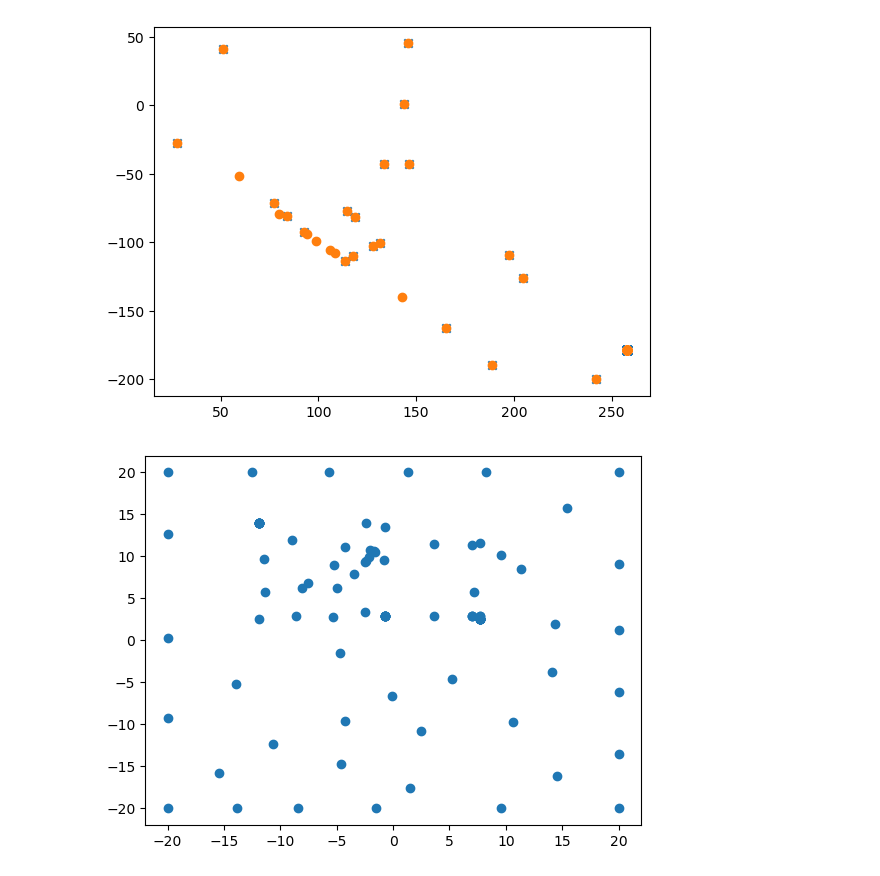
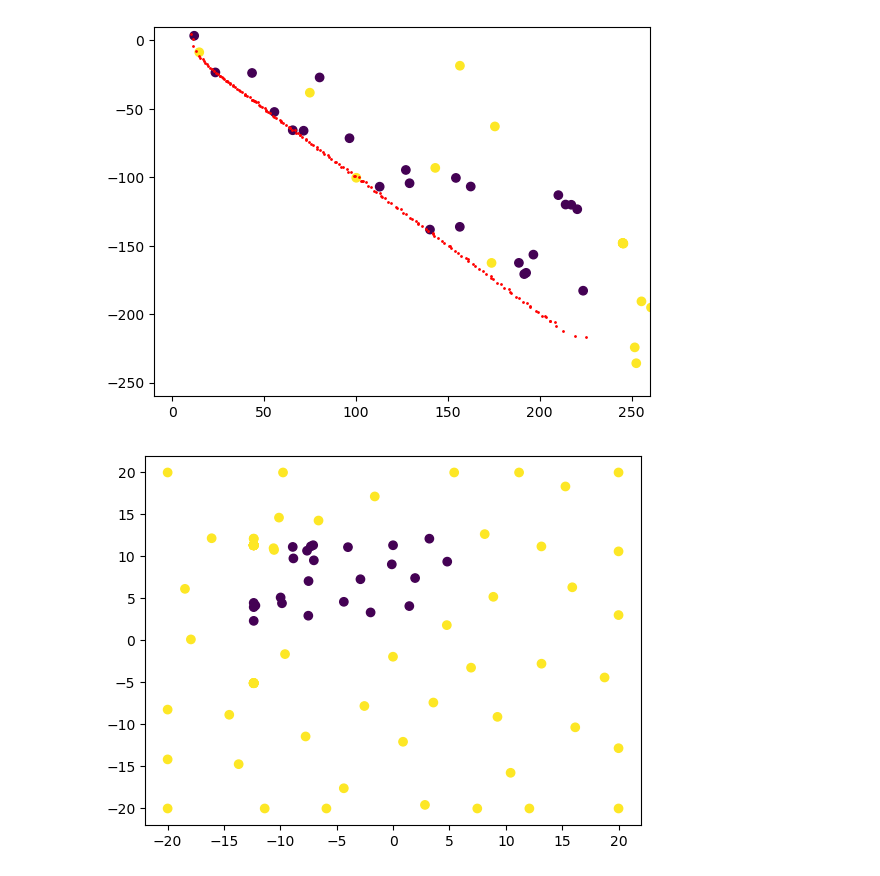
Before and after one commit to BenMoore310/MOOptimisers, a Jupyter notebook: testRunning.ipynb, the cells around one changed output. Cells and saved outputs as stored; diff of their text form; code cells hidden in the pictures.

```diff
--- a/testRunning.ipynb
+++ b/testRunning.ipynb
@@ -217,18 +201,42 @@ Evaluated points = 100
 # %%
 minmax = np.loadtxt('BOMinMaxObjectiveTargets.txt')
 max = np.loadtxt('BOObjectiveTargets.txt')
+mmObjv3 = np.loadtxt('BOMinMaxObjectiveTargets.txt')[:,2]
+mObjv3 = np.loadtxt('BOObjectiveTargets.txt')[:,2]
 
-plt.scatter(max[:,0], max[:,1], alpha = 1, marker='x')
-plt.scatter(minmax[:,0], minmax[:,1], alpha = 1)
+tsF = np.loadtxt('TSDDEOFeatures.txt')
+tsO = np.loadtxt('TSDDEOObjectiveTargets.txt')
+tsS = np.loadtxt('TSDDEOTargets.txt')
+
+paretoFront = np.loadtxt('paretoFronts/chankongHaimesPareto.txt')
+
+# plt.scatter(max[:,0], max[:,1], alpha = 1, marker='x', c = mObjv3)
+plt.scatter(minmax[:,0], minmax[:,1], alpha = 1, c = mmObjv3)
+plt.scatter(paretoFront[:,0], paretoFront[:,1], c='red', s=1)
+
+plt.xlim(-10, 260)
+plt.ylim(-260,10)
 plt.show()
 
 
+# [(-10,260), (-260,10)]
+
 mmFeatures = np.loadtxt('BOMinMaxFeatures.txt')
+# mmObjv3 = np.loadtxt('BOMinMaxObjectiveTargets.txt')[:,2]
 mFeatures = np.loadtxt('BOFeatures.txt')
 
-# plt.scatter(mFeatures[:,0], mFeatures[:,1], alpha = 1, marker='x')
-plt.scatter(mmFeatures[:,0], mmFeatures[:,1], alpha = 1)
+# plt.scatter(mFeatures[:,0], mFeatures[:,1], alpha = 1, marker='x' ,c = mObjv3)
+plt.scatter(mmFeatures[:,0], mmFeatures[:,1], alpha = 1, c = mmObjv3)
+
 plt.show()
+plt.scatter(tsF[:,0], tsF[:,1], alpha = 1, marker='x' ,c = tsO[:,2])
+plt.show()
+
+plt.scatter(tsO[:,0], tsO[:,1], alpha = 1, marker='x' ,c = tsO[:,2])
+plt.scatter(paretoFront[:,0], paretoFront[:,1], c='red', s=1)
+plt.xlim(-10, 260)
+plt.ylim(-260,10)
+plt.show()
 # %% [output]
-[figure, old version]
+[figure, new version]
-[figure, old version]
+[figure, new version]
```
Also changed, not shown: parts of 18 cells of this notebook, 4 other files.
